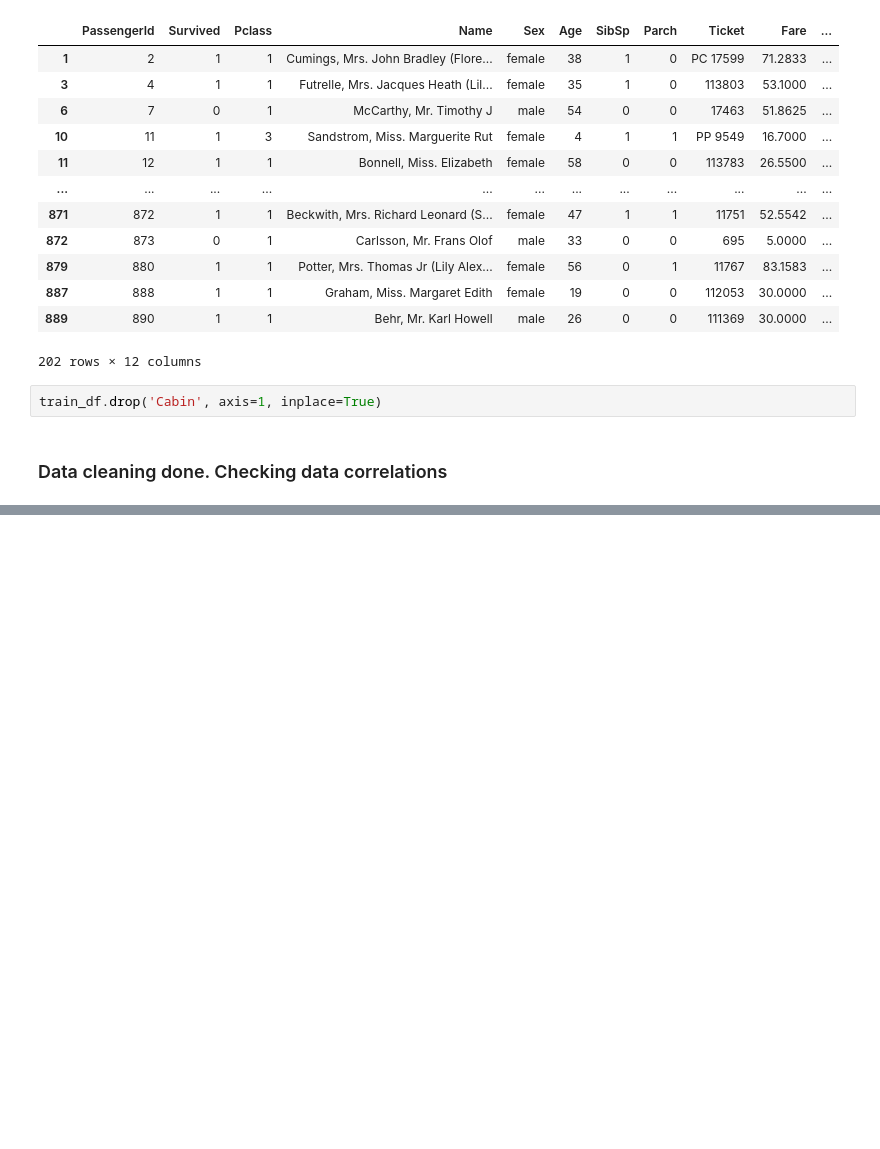
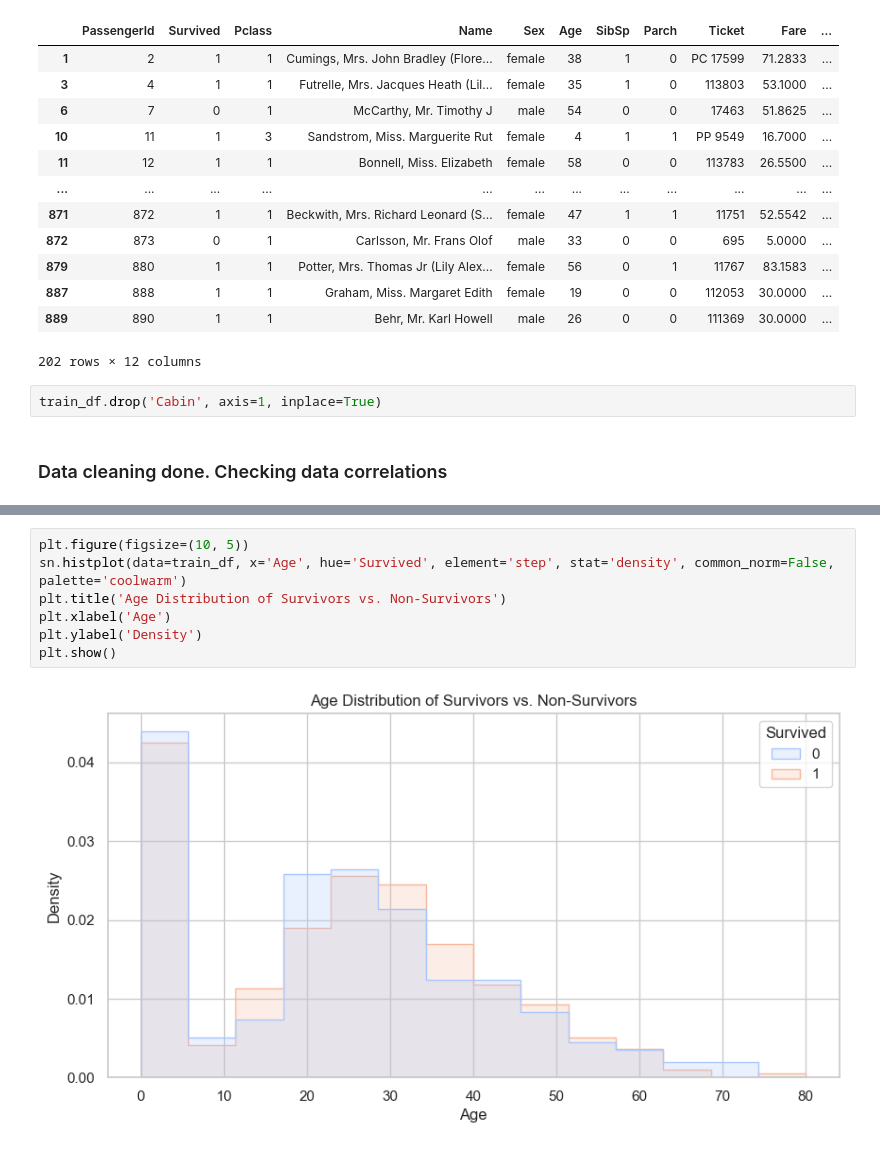
Before and after one commit to Yawog/Prodigy_DS_02, a Jupyter notebook: train_data_analysis.ipynb, the cells around one changed output, grey strips where cells are left out. Drawn from its saved outputs; the diff is of its cells as text; blank space fills up the shorter version.

```diff
--- a/train_data_analysis.ipynb
+++ b/train_data_analysis.ipynb
@@ -79,0 +145,9 @@ train_df.describe(include="all")
+# %%
+plt.figure(figsize=(10, 5))
+sn.histplot(data=train_df, x='Age', hue='Survived', element='step', stat='density', common_norm=False, palette='coolwarm')
+plt.title('Age Distribution of Survivors vs. Non-Survivors')
+plt.xlabel('Age')
+plt.ylabel('Density')
+plt.show()
+# %% [output]
+[figure, added]
```
Also changed, not shown: parts of 11 cells of this notebook, 1 other file.
